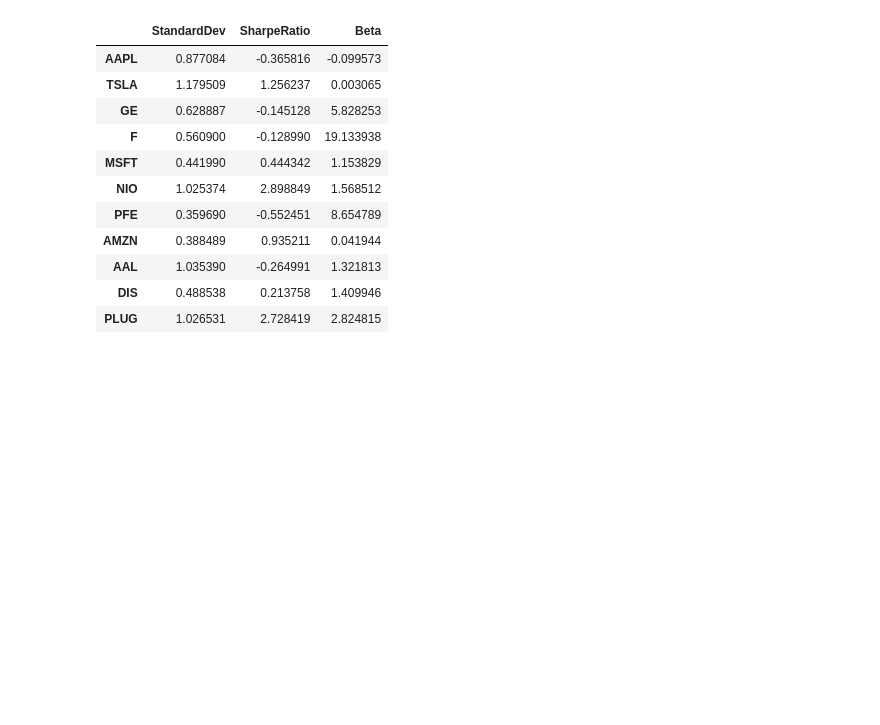
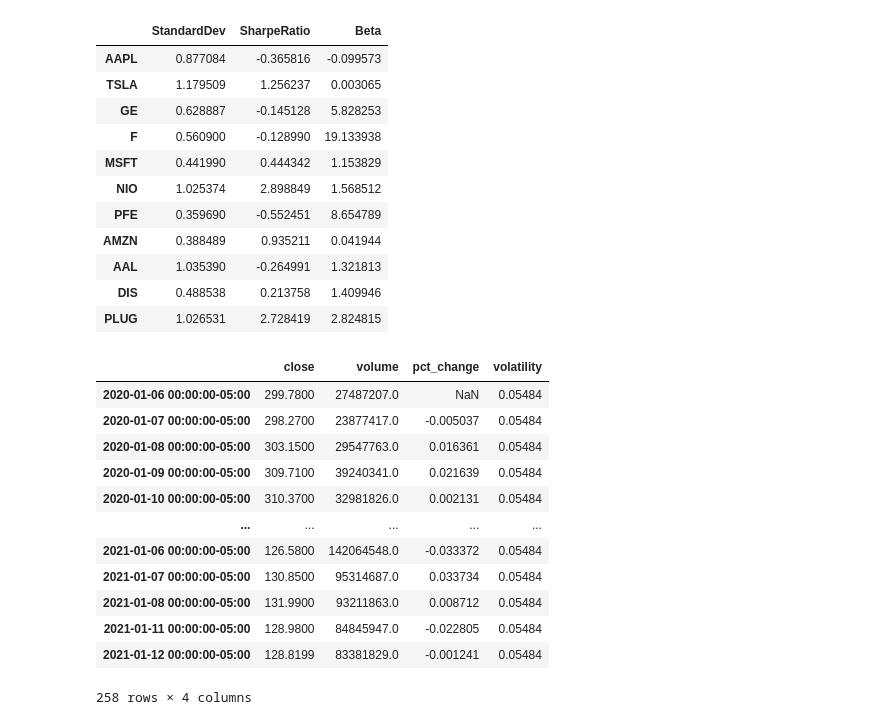
Before and after one commit to jtmcginley123/project-two, a Jupyter notebook: Jorge/sharpe_ratio.ipynb, the cells around one changed output. Cells and saved outputs as stored; diff of their text form; code cells hidden in the pictures; blank space fills up the shorter version.

```diff
--- a/Jorge/sharpe_ratio.ipynb
+++ b/Jorge/sharpe_ratio.ipynb
@@ -318,3 +329,44 @@ df_sharpe_std_beta
 | AAL | 1.035390 | -0.264991 | 1.321813 |
 | DIS | 0.488538 | 0.213758 | 1.409946 |
 | PLUG | 1.026531 | 2.728419 | 2.824815 |
+# %%
+def get_data(ticker):
+    df = alpaca.get_barset(
+        ticker,
+        timeframe,
+        start = current_date
+    ).df
+
+    return df
+# %%
+def get_columns(dataframe):
+    dataframe = dataframe.T.reset_index(drop = True).T
+    dataframe = dataframe.rename(columns={3:"close", 4:"volume"})
+    dataframe = dataframe.loc[:,["close", "volume"]]
+
+    return dataframe
+# %%
+def calc_daily_returns(dataframe):
+    dataframe["pct_change"] = dataframe["close"].pct_change()
+    dataframe["volatility"] = np.std(dataframe["pct_change"])
+
+    return dataframe
+# %%
+df_appl = get_data("AAPL")
+df_appl = get_columns(df_appl)
+df_appl = calc_daily_returns(df_appl)
+df_appl
+# %% [output]
+|  | close | volume | pct_change | volatility |
+| 2020-01-06 00:00:00-05:00 | 299.7800 | 27487207.0 | NaN | 0.05484 |
+| 2020-01-07 00:00:00-05:00 | 298.2700 | 23877417.0 | -0.005037 | 0.05484 |
+| 2020-01-08 00:00:00-05:00 | 303.1500 | 29547763.0 | 0.016361 | 0.05484 |
+| 2020-01-09 00:00:00-05:00 | 309.7100 | 39240341.0 | 0.021639 | 0.05484 |
+| 2020-01-10 00:00:00-05:00 | 310.3700 | 32981826.0 | 0.002131 | 0.05484 |
+| ... | ... | ... | ... | ... |
+| 2021-01-06 00:00:00-05:00 | 126.5800 | 142064548.0 | -0.033372 | 0.05484 |
+| 2021-01-07 00:00:00-05:00 | 130.8500 | 95314687.0 | 0.033734 | 0.05484 |
+| 2021-01-08 00:00:00-05:00 | 131.9900 | 93211863.0 | 0.008712 | 0.05484 |
+| 2021-01-11 00:00:00-05:00 | 128.9800 | 84845947.0 | -0.022805 | 0.05484 |
+| 2021-01-12 00:00:00-05:00 | 128.8199 | 83381829.0 | -0.001241 | 0.05484 |
+258 rows × 4 columns
```
Also changed, not shown: parts of 17 cells of this notebook.
